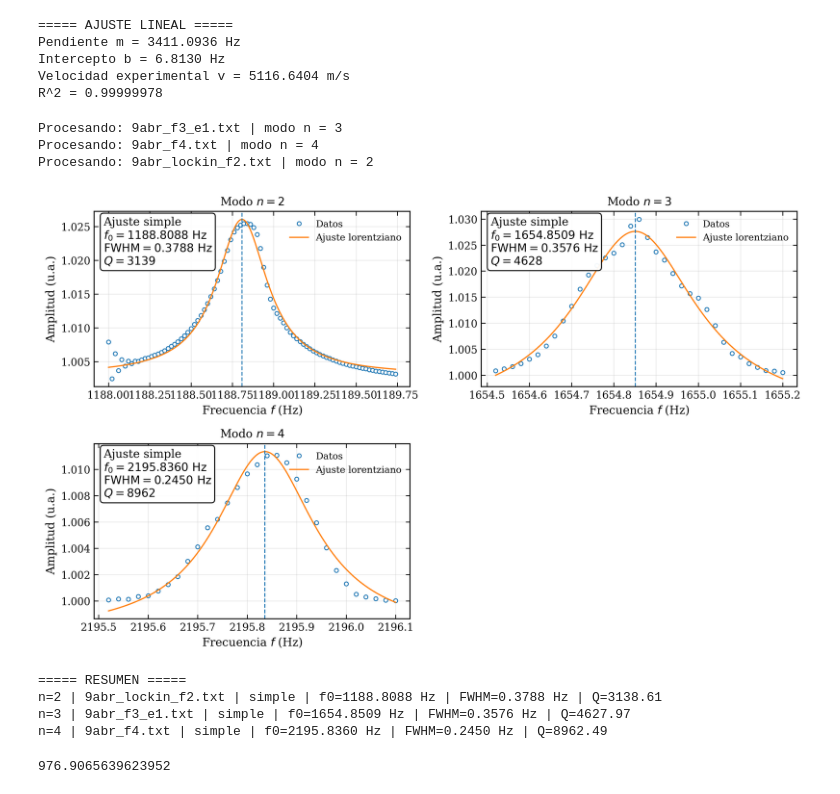
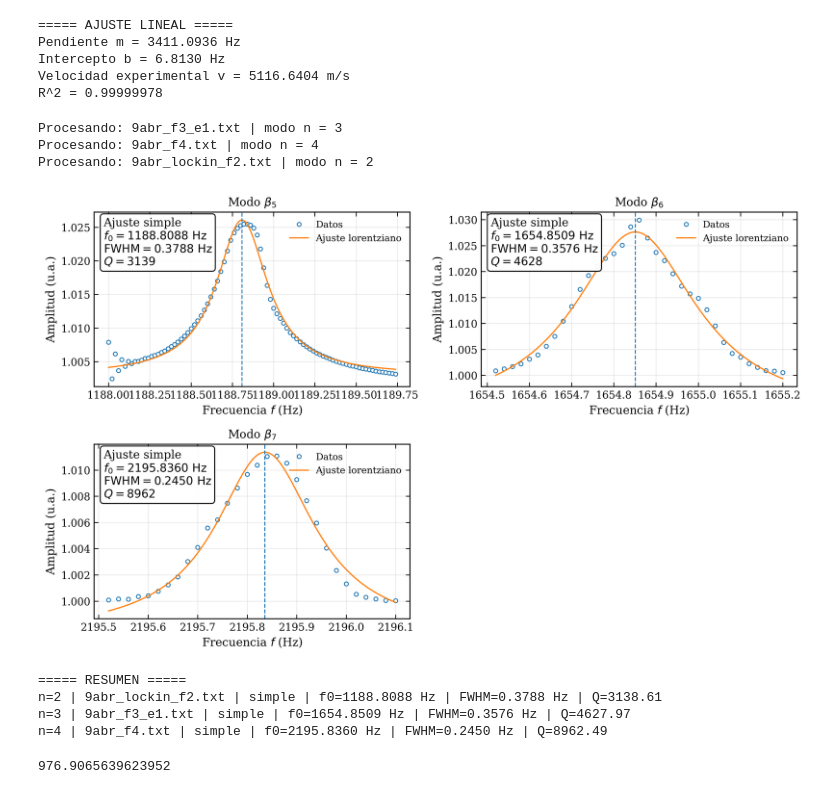
Before and after one commit to EduardoGarcia528/Tesis, a Jupyter notebook: lab/practica1.ipynb, the cells around one changed output. Saved outputs shown, nothing was run; the diff lists cells and outputs as text; code cells hidden in the pictures.

```diff
--- a/lab/practica1.ipynb
+++ b/lab/practica1.ipynb
@@ -645,7 +645,7 @@ for k, d in enumerate(resultados):
         label="Datos"
     )
 
-    titulo = rf"Modo $n={d['modo_n']}$"
+    titulo = rf"Modo $\beta_{d['modo_n']+3}$"
 
     if d["ajuste_ok"]:
         if d["tipo_ajuste"] == "simple":
@@ -718,34 +718,34 @@ plt.show()
 
 # =========================
 # Resumen en consola
 # =========================
 print("\n===== RESUMEN =====")
 for d in resultados:
     if not d["ajuste_ok"]:
         print(f"n={d['modo_n']} | {d['archivo']} | AJUSTE FALLIDO")
         continue
 
     if d["tipo_ajuste"] == "simple":
         print(
             f"n={d['modo_n']} | {d['archivo']} | simple | "
             f"f0={d['f0']:.4f} Hz | FWHM={d['FWHM']:.4f} Hz | Q={d['Q']:.2f}"
         )
     else:
         print(
             f"n={d['modo_n']} | {d['archivo']} | doble | "
             f"f1={d['f01']:.4f} Hz | FWHM1={d['FWHM1']:.4f} Hz | Q1={d['Q1']:.2f} | "
             f"f2={d['f02']:.4f} Hz | FWHM2={d['FWHM2']:.4f} Hz | Q2={d['Q2']:.2f}"
         )
 
 if fallos_ajuste:
     print("\n===== AJUSTES QUE FALLARON =====")
     for nombre in fallos_ajuste:
         print(f"- {nombre}")
 # %% [output]
 Procesando: 9abr_f3_e1.txt | modo n = 3
 Procesando: 9abr_f4.txt | modo n = 4
 Procesando: 9abr_lockin_f2.txt | modo n = 2
-[figure, old version]
+[figure, new version]
 ===== RESUMEN =====
 n=2 | 9abr_lockin_f2.txt | simple | f0=1188.8088 Hz | FWHM=0.3788 Hz | Q=3138.61
 n=3 | 9abr_f3_e1.txt | simple | f0=1654.8509 Hz | FWHM=0.3576 Hz | Q=4627.97
```
Also changed, not shown: parts of 2 cells of this notebook, 3 other files.
